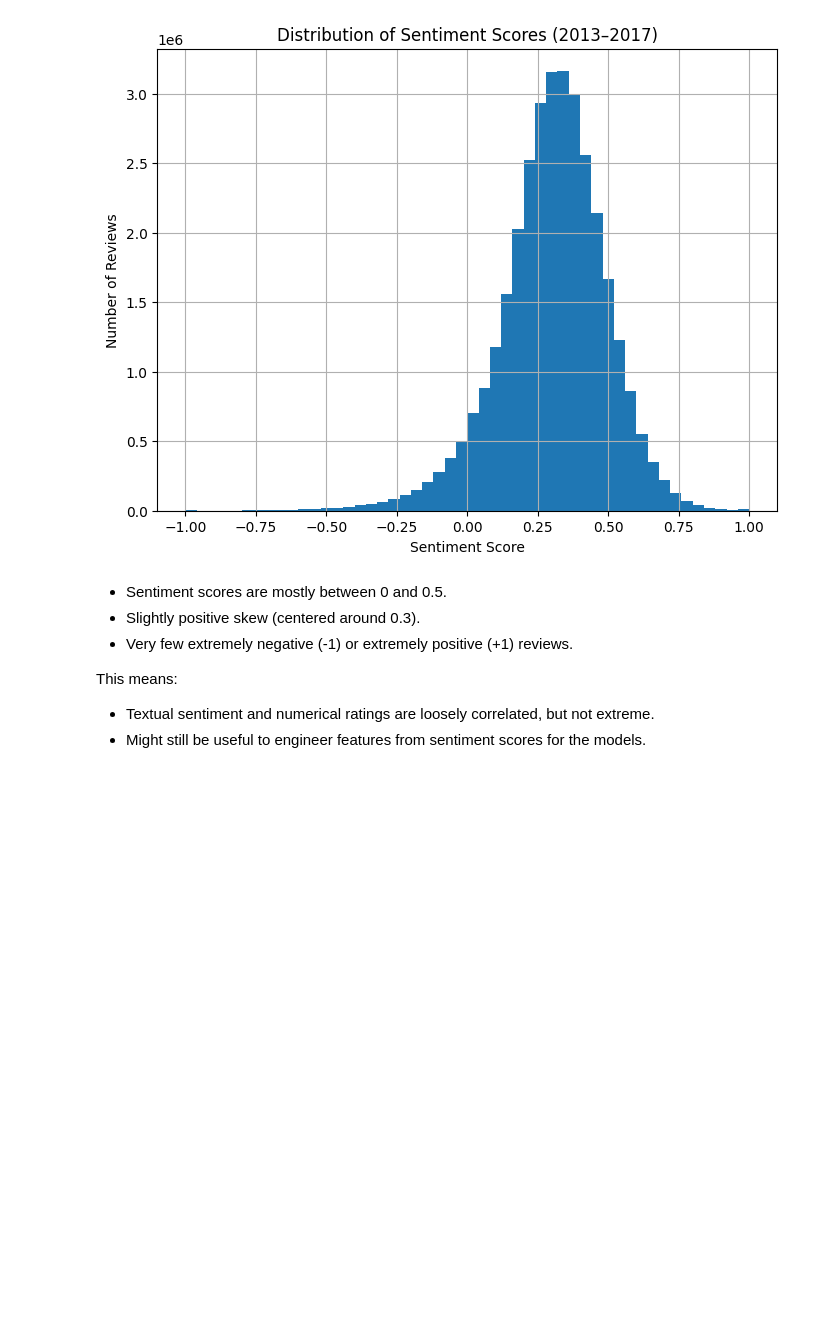
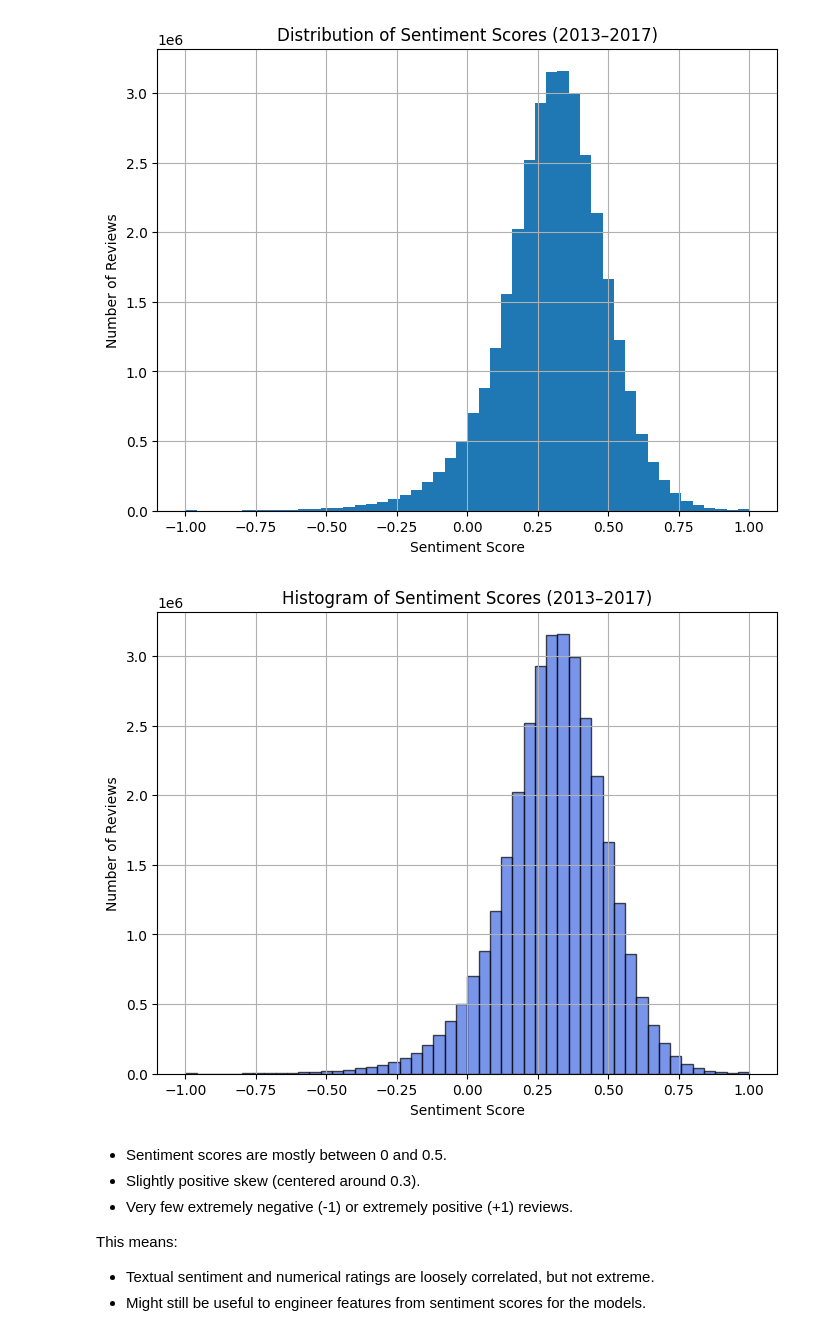
Before and after one commit to Rodarkhen/cmpe256_hotel_recommendation_system, a Jupyter notebook: src/notebooks/3_2-RC-more_EDA.ipynb, the cells around one changed output. Cells and saved outputs as stored; diff of their text form; code cells hidden in the pictures; blank space fills up the shorter version.

```diff
--- a/src/notebooks/3_2-RC-more_EDA.ipynb
+++ b/src/notebooks/3_2-RC-more_EDA.ipynb
@@ -46,7 +66,7 @@ This means:
 # %% [markdown]
 ## Sentiment Score Distribution
 # %%
-df = pd.read_csv('data/processed/hotelrec_2013_2017.csv.gz', compression='gzip', usecols=['sentiment_score'])
+df = pd.read_csv(data_path, compression='gzip', usecols=['sentiment_score'])
 
 # --- Plot sentiment score distribution ---
 plt.figure(figsize=(8,6))
@@ -59,6 +79,17 @@ plt.grid(True)
 plt.show()
 # %% [output]
 [figure]
+# %%
+plt.figure(figsize=(8, 6))
+plt.hist(df['sentiment_score'], bins=50, edgecolor='black', color='royalblue', alpha=0.7)
+
+plt.xlabel('Sentiment Score')
+plt.ylabel('Number of Reviews')
+plt.title('Histogram of Sentiment Scores (2013–2017)')
+plt.grid(True)
+plt.show()
+# %% [output]
+[figure, added]
 # %% [markdown]
 - Sentiment scores are mostly between 0 and 0.5.
 - Slightly positive skew (centered around 0.3).
```
Also changed, not shown: parts of 7 cells of this notebook, 5 other files.
